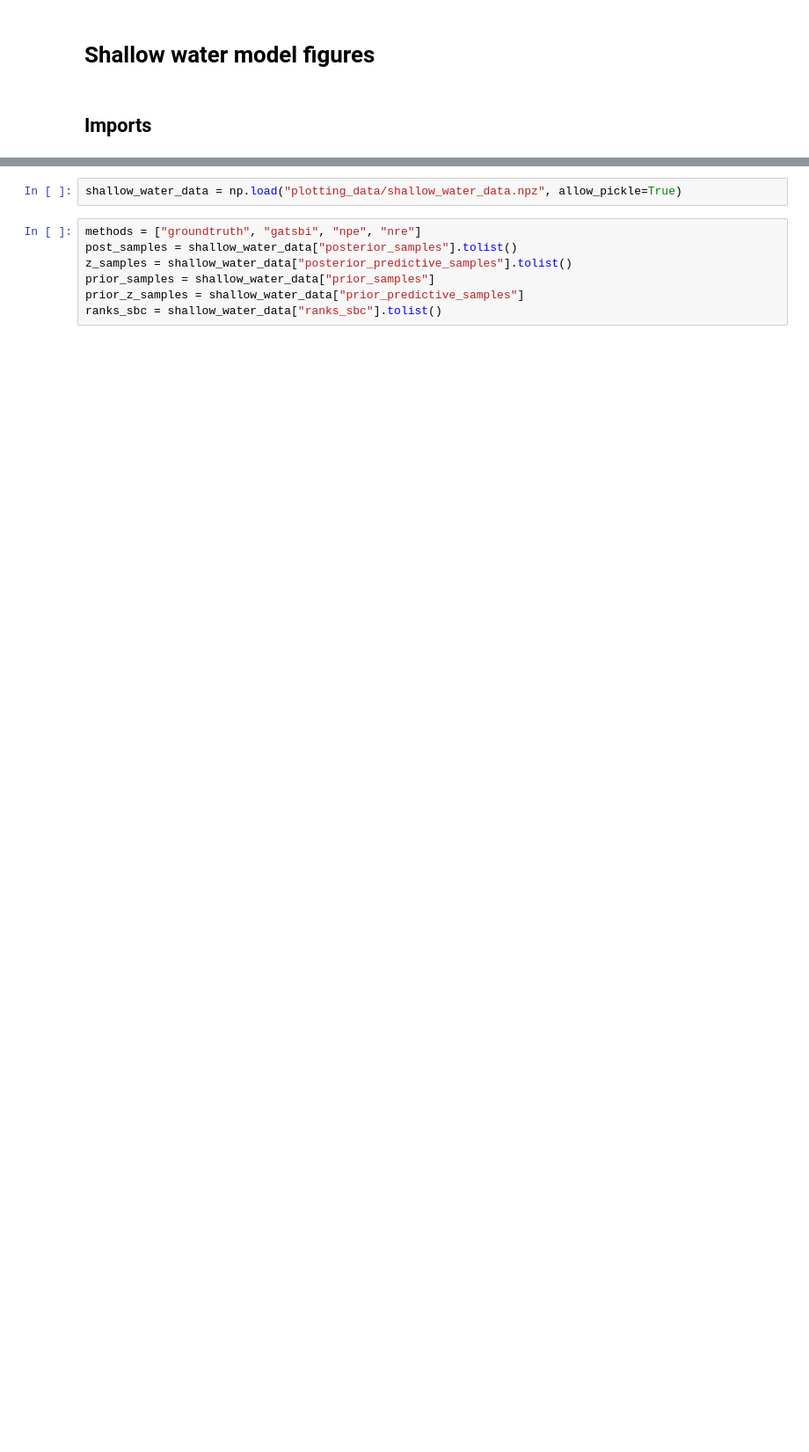
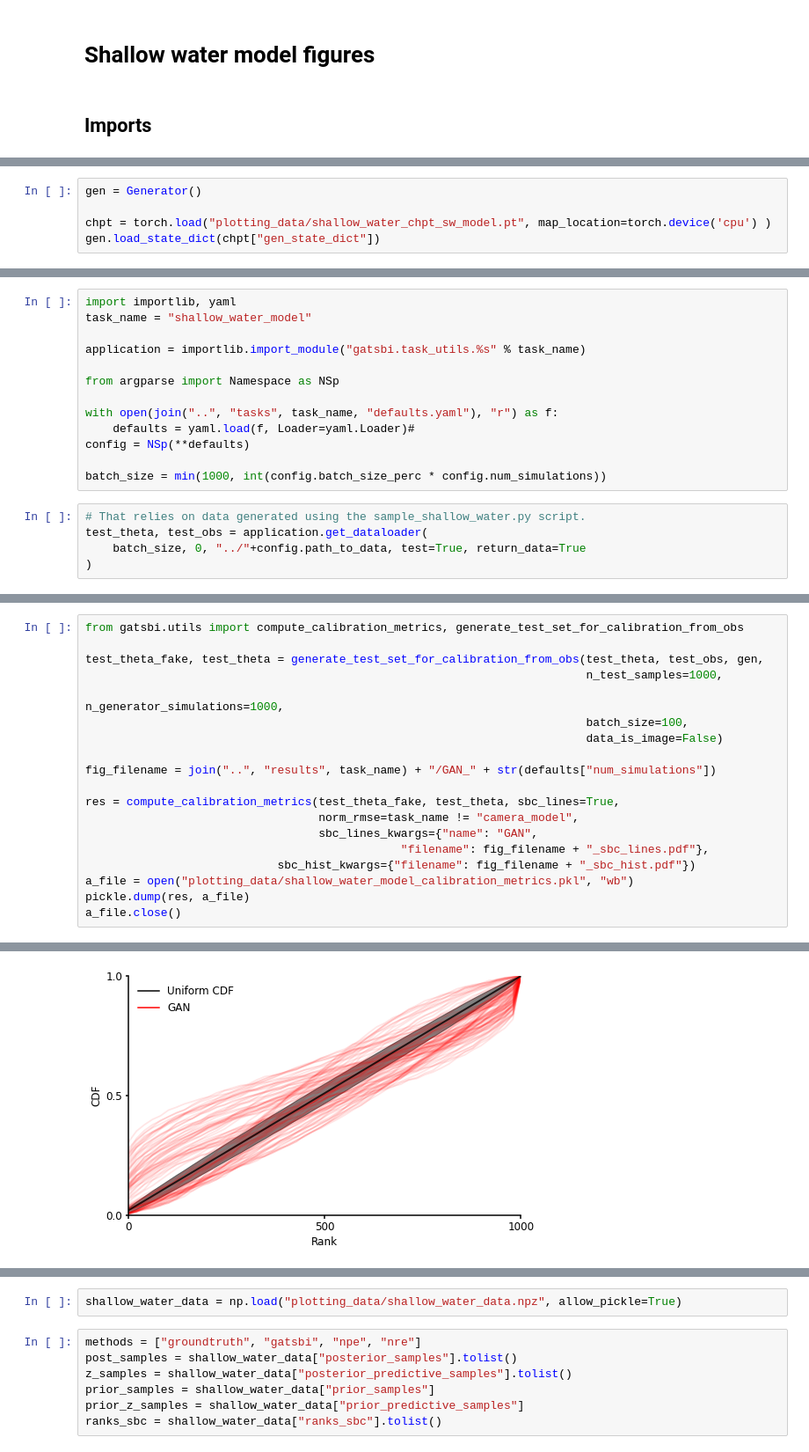
Before and after one commit to LoryPack/LFI_gen_networks_SRs, a Jupyter notebook: plotting_code/shallow_water.ipynb, the cells around one changed output, grey strips where cells are left out. Shown at 88% size. Cells and saved outputs as stored; diff of their text form; blank space fills up the shorter version.

Commit message:
Fix plot code and add output files

```diff
--- a/plotting_code/shallow_water.ipynb
+++ b/plotting_code/shallow_water.ipynb
@@ -22,0 +115,5 @@ What they load here already contains the posterior samples from the different me
+# %%
+gen = Generator()
+
+chpt = torch.load("plotting_data/shallow_water_chpt_sw_model.pt", map_location=torch.device('cpu') )
+gen.load_state_dict(chpt["gen_state_dict"])
@@ -22,0 +122,18 @@ What they load here already contains the posterior samples from the different me
+# %%
+import importlib, yaml
+task_name = "shallow_water_model"
+
+application = importlib.import_module("gatsbi.task_utils.%s" % task_name)
+
+from argparse import Namespace as NSp
+
+with open(join("..", "tasks", task_name, "defaults.yaml"), "r") as f:
+    defaults = yaml.load(f, Loader=yaml.Loader)#
+config = NSp(**defaults)
+
+batch_size = min(1000, int(config.batch_size_perc * config.num_simulations))
+# %%
+# That relies on data generated using the sample_shallow_water.py script.
+test_theta, test_obs = application.get_dataloader(
+    batch_size, 0, "../"+config.path_to_data, test=True, return_data=True
+)
@@ -22,0 +142,20 @@ What they load here already contains the posterior samples from the different me
+# %%
+from gatsbi.utils import compute_calibration_metrics, generate_test_set_for_calibration_from_obs
+
+test_theta_fake, test_theta = generate_test_set_for_calibration_from_obs(test_theta, test_obs, gen,
+                                                                         n_test_samples=1000,
+                                                                         n_generator_simulations=1000,
+                                                                         batch_size=100,
+                                                                         data_is_image=False)
+
+fig_filename = join("..", "results", task_name) + "/GAN_" + str(defaults["num_simulations"])
+
+res = compute_calibration_metrics(test_theta_fake, test_theta, sbc_lines=True,
+                                  norm_rmse=task_name != "camera_model",
+                                  sbc_lines_kwargs={"name": "GAN",
+                                              "filename": fig_filename + "_sbc_lines.pdf"},
+                            sbc_hist_kwargs={"filename": fig_filename + "_sbc_hist.pdf"})
+a_file = open("plotting_data/shallow_water_model_calibration_metrics.pkl", "wb")
+pickle.dump(res, a_file)
+a_file.close()
+# %% [output]
@@ -22,0 +165 @@ What they load here already contains the posterior samples from the different me
+[figure, added]
```
Also changed, not shown: parts of 75 cells of this notebook, 44 other files.
